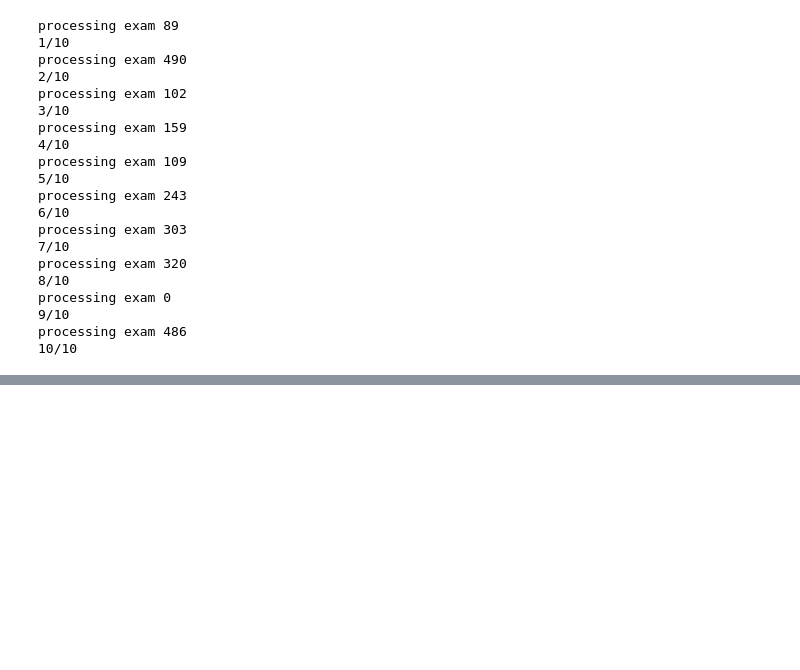
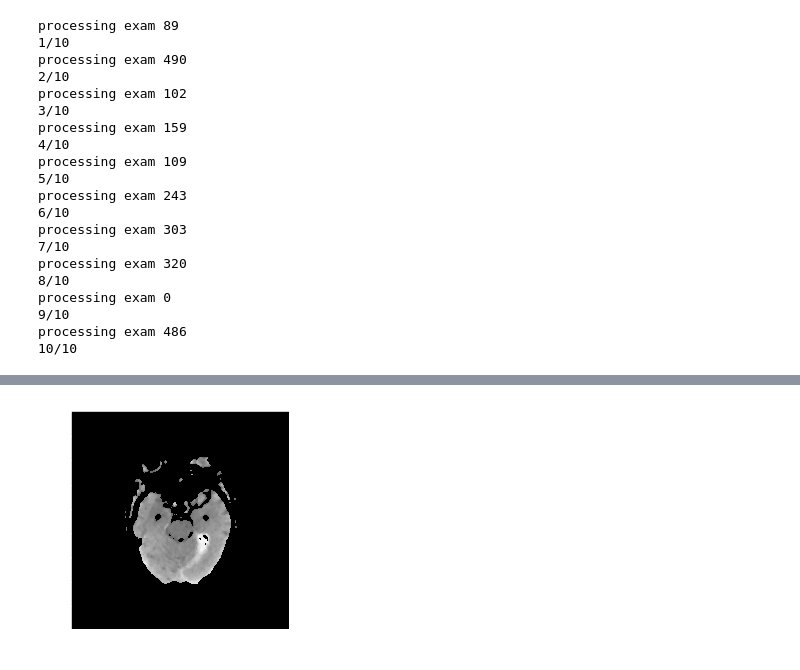
Before and after one commit to PinheiroRodrigo/StrokeDetection, a Jupyter notebook: ProcessImages.ipynb, the cells around one changed output, grey strips where cells are left out. Saved outputs shown, nothing was run; the diff lists cells and outputs as text; code cells hidden in the pictures; blank space fills up the shorter version.

```diff
--- a/ProcessImages.ipynb
+++ b/ProcessImages.ipynb
@@ -150,0 +167,5 @@ processing exam 486
+# %%
+img_median_filter = median_filter(img_no_skull)
+plot_image(img_median_filter)
+# %% [output]
+[figure, added]
```
Also changed, not shown: parts of 7 cells of this notebook, 4 other files.
